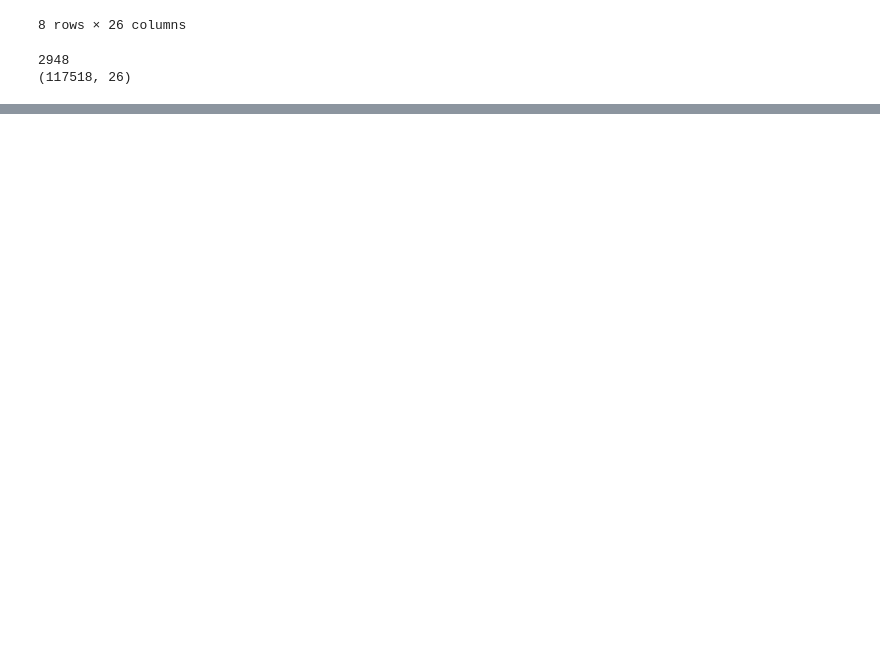
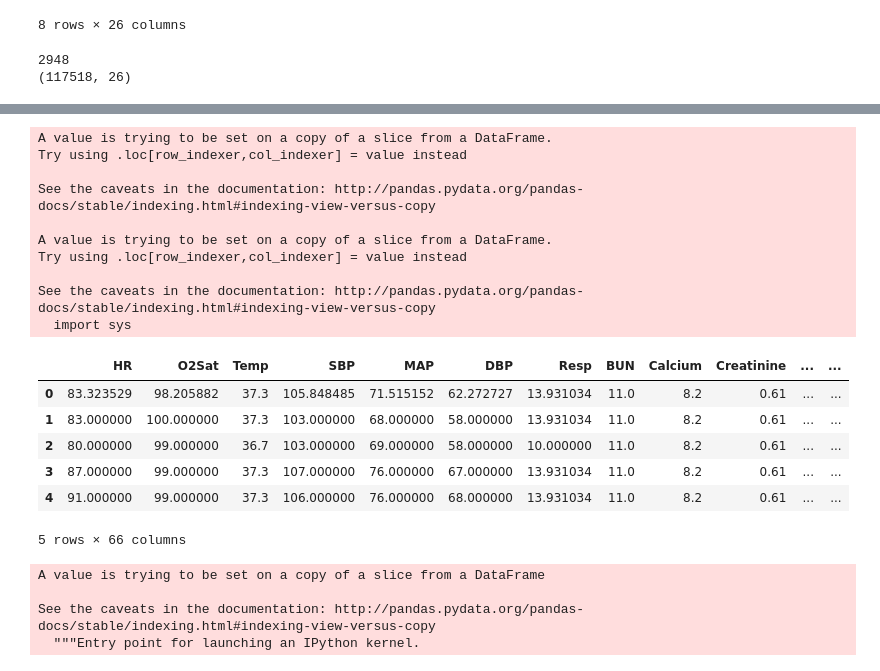
Before and after one commit to Fryman93/SprungBoard, a Jupyter notebook: Capstone 2/Sepsis/Sepsis.ipynb, the cells around one changed output, grey strips where cells are left out. Saved outputs shown, nothing was run; the diff lists cells and outputs as text; code cells hidden in the pictures; blank space fills up the shorter version.

```diff
--- a/Capstone 2/Sepsis/Sepsis.ipynb
+++ b/Capstone 2/Sepsis/Sepsis.ipynb
@@ -585,0 +935,34 @@ avg / total       0.87      0.93      0.90     14306
+# %%
+# Add the trend features
+
+features = list(clean2.columns)[:17]+['ShockIndex','O2DeliveryIndex']
+
+for column in features:
+    clean2[str(column)+'_lag'] = clean2[column].shift()
+    clean2[str(column)+'_rolling'] = clean2[column].rolling(3).mean()
+clean2.head()
+# %% [output]
+A value is trying to be set on a copy of a slice from a DataFrame.
+Try using .loc[row_indexer,col_indexer] = value instead
+
+See the caveats in the documentation: http://pandas.pydata.org/pandas-docs/stable/indexing.html#indexing-view-versus-copy
+
+A value is trying to be set on a copy of a slice from a DataFrame.
+Try using .loc[row_indexer,col_indexer] = value instead
+
+See the caveats in the documentation: http://pandas.pydata.org/pandas-docs/stable/indexing.html#indexing-view-versus-copy
+  import sys
+|  | HR | O2Sat | Temp | SBP | MAP | DBP | Resp | BUN | Calcium | Creatinine | ... | ... |
+| 0 | 83.323529 | 98.205882 | 37.3 | 105.848485 | 71.515152 | 62.272727 | 13.931034 | 11.0 | 8.2 | 0.61 | ... | ... |
+| 1 | 83.000000 | 100.000000 | 37.3 | 103.000000 | 68.000000 | 58.000000 | 13.931034 | 11.0 | 8.2 | 0.61 | ... | ... |
+| 2 | 80.000000 | 99.000000 | 36.7 | 103.000000 | 69.000000 | 58.000000 | 10.000000 | 11.0 | 8.2 | 0.61 | ... | ... |
+| 3 | 87.000000 | 99.000000 | 37.3 | 107.000000 | 76.000000 | 67.000000 | 13.931034 | 11.0 | 8.2 | 0.61 | ... | ... |
+| 4 | 91.000000 | 99.000000 | 37.3 | 106.000000 | 76.000000 | 68.000000 | 13.931034 | 11.0 | 8.2 | 0.61 | ... | ... |
+5 rows × 66 columns
+# %%
+clean2.dropna(inplace=True)
+# %% [output]
+A value is trying to be set on a copy of a slice from a DataFrame
+
+See the caveats in the documentation: http://pandas.pydata.org/pandas-docs/stable/indexing.html#indexing-view-versus-copy
+  """Entry point for launching an IPython kernel.
```
Also changed, not shown: parts of 27 cells of this notebook.
